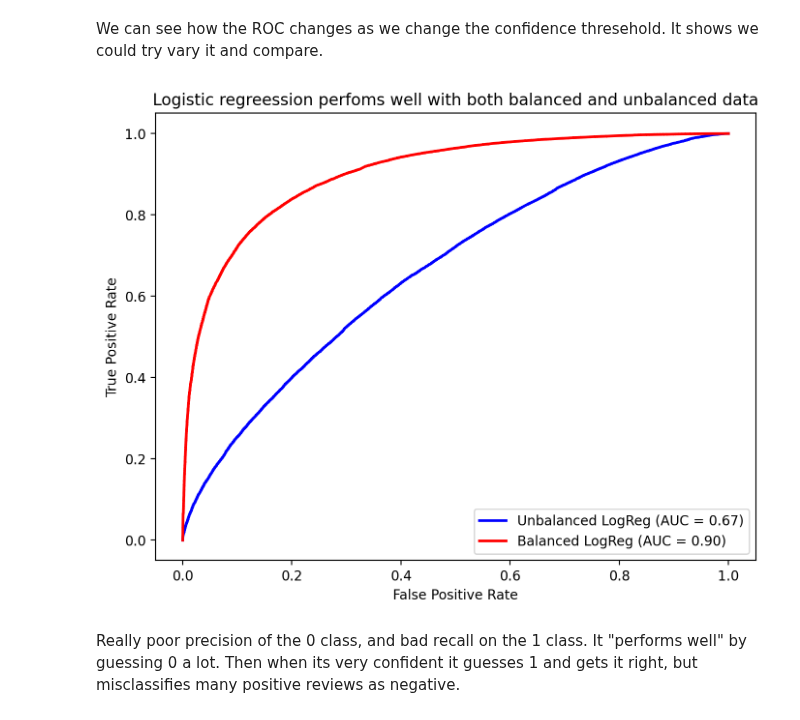
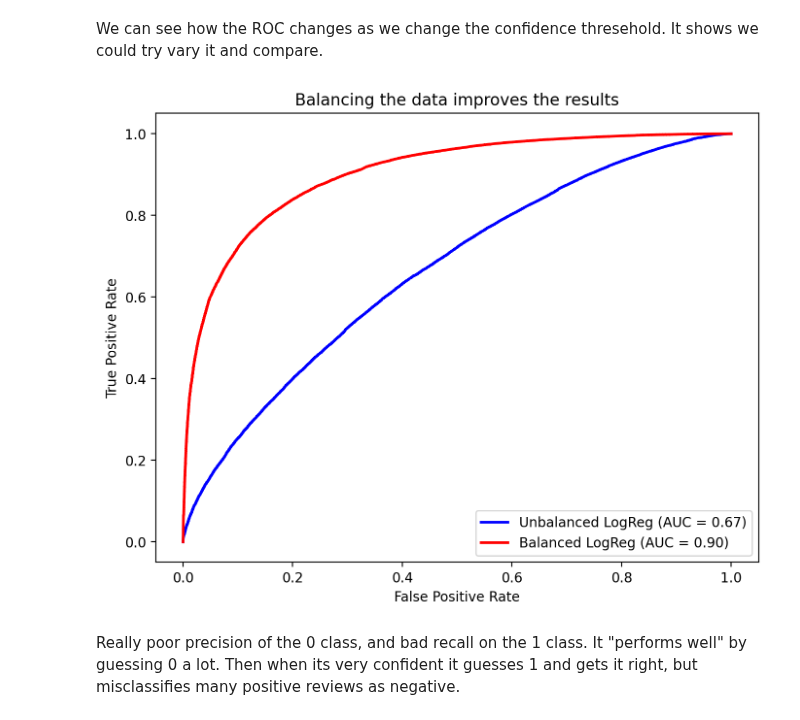
Before and after one commit to 0smee/nlp-capstone, a Jupyter notebook: notebooks/04-logistic-model.ipynb, the cells around one changed output. Saved outputs shown, nothing was run; the diff lists cells and outputs as text; code cells hidden in the pictures.

```diff
--- a/notebooks/04-logistic-model.ipynb
+++ b/notebooks/04-logistic-model.ipynb
@@ -200,8 +200,8 @@ joblib.dump(pipe_final_bal, "../model/logistic-bal-model.pkl")
 # %% [output]
 ['../model/logistic-bal-model.pkl']
 # %%
-# pipe_final = joblib.load("../model/logistic-unbal-model.pkl")
-# pipe_final_bal = joblib.load("../model/logistic-bal-model.pkl")
+pipe_final = joblib.load("../model/logistic-unbal-model.pkl")
+pipe_final_bal = joblib.load("../model/logistic-bal-model.pkl")
 # %% [markdown]
 # Evaluation:
 1. Coeffiecents of models
@@ -296,22 +292,22 @@ We can see how the ROC changes as we change the confidence thresehold. It shows
 # %%
 plt.figure(figsize=(8, 6))
 
 # ROC curve for unbalanced model
 plt.plot(fpr_unbal, tpr_unbal, color='blue', lw=2, label='Unbalanced LogReg (AUC = %0.2f)' % roc_auc1)
 
 # ROC curve for balanced model
 plt.plot(fpr_bal, tpr_bal, color='red', lw=2, label='Balanced LogReg (AUC = %0.2f)' % roc_auc2)
 
 # Add labels and legend
 plt.xlabel('False Positive Rate')
 plt.ylabel('True Positive Rate')
-plt.title('Logistic regreession perfoms well with both balanced and unbalanced data')
+plt.title('Balancing the data improves the results')
 plt.legend()
 
 
 plt.show()
 # %% [output]
-[figure, old version]
+[figure, new version]
 # %%
 with open('logreg_roc_data.pkl', 'wb') as f:
     joblib.dump({'fpr_unbal': fpr_unbal, 'tpr_unbal': tpr_unbal, 'roc_auc1': roc_auc1,
```
Also changed, not shown: parts of 73 cells of this notebook, 5 other files.
